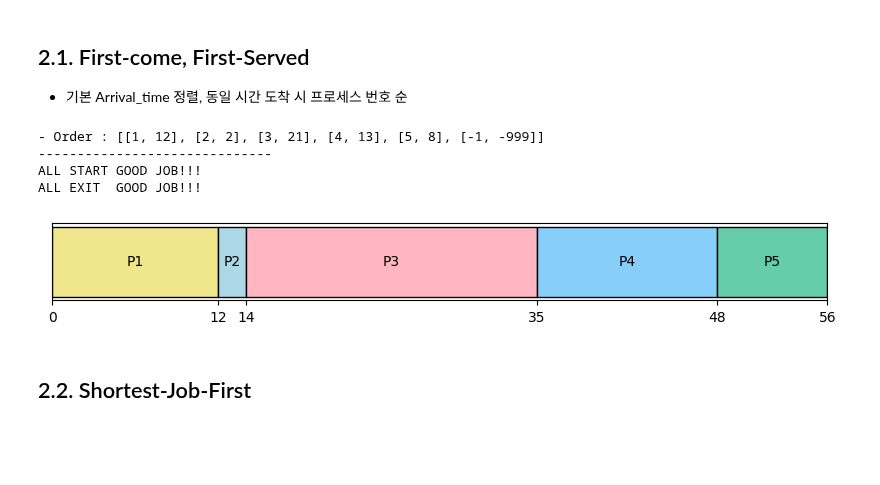
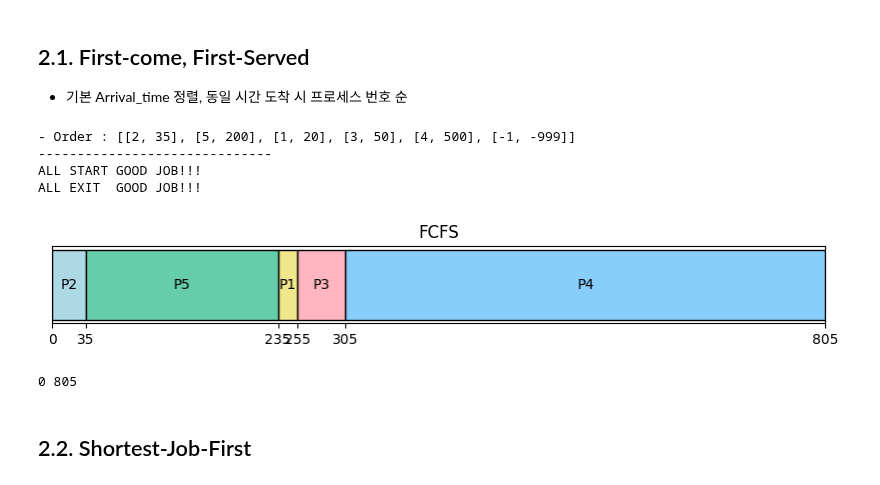
Before and after one commit to jiho264/2023os, a Jupyter notebook: homework01/homework01.ipynb, the cells around one changed output. Drawn from its saved outputs; the diff is of its cells as text; code cells hidden in the pictures; blank space fills up the shorter version.

```diff
--- a/homework01/homework01.ipynb
+++ b/homework01/homework01.ipynb
@@ -27,7 +27,7 @@ import json
 # %% [markdown]
 - _JSON_NUM_ 변경해가며 출력 가능
 # %%
-_JSON_NUM_ = 2
+_JSON_NUM_ = 1
 # %% [markdown]
 - 입력할 전체 프로세스들의 시간 길이. 스케쥴링 완료 시 이전에 for문 종료
 # %%
@@ -44,3 +46,5 @@ _PRINT_FLAG_ = False
+# %%
+_result = dict()
 # %% [markdown]
 ## 1.2. Load data
 # %%
@@ -94,7 +98,7 @@ _ALL_JOB_IS_DONE_ = -999
 _NON_PROCESS_ = -1
 
 
-def draw(_order, _Displaying=True, _period_vector=[], _jop_complete_alram_vector = []):
+def draw(_order, _title='', _Displaying=True, _period_vector=[], _jop_complete_alram_vector = []):
     ## set print level
     # nothing
     if (_Displaying == False):
@@ -113,7 +117,7 @@ def draw(_order, _Displaying=True, _period_vector=[], _jop_complete_alram_vector
     # init default variable
     fig, ax = plt.subplots(figsize=(10, 1))
     _process = copy.deepcopy(_DATA_)
-    _sum_of_busrt_time = 0
+    _sum_of_non_busrt_time = 0
     _sum_of_response_time = 0
     _sum_of_turnaround_time = 0
     _sum_of_running_time = 0
@@ -131,6 +135,7 @@ def draw(_order, _Displaying=True, _period_vector=[], _jop_complete_alram_vector
             # TAKE A REST
             if (_runtime > 0):
                 _now_time += _runtime
+                _sum_of_non_busrt_time += _runtime
                 continue
             # ALL JOP IS DONE
             elif (_runtime == _ALL_JOB_IS_DONE_):
@@ -154,9 +159,10 @@ def draw(_order, _Displaying=True, _period_vector=[], _jop_complete_alram_vector
                 _target['Priority'] = - _now_time
                 _start_counter += 1
                 _xlim_tickers.append(_now_time)
-
-            # 통계용 전체 동작 시간 구하기
-            _sum_of_busrt_time += _target['Burst_time']
+            ##############
+            # # 통계용 전체 동작 시간 구하기
+            # _sum_of_busrt_time += _target['Burst_time']
+            ###################
             # 통계용 전체 대기 시간 구하기
             _cumsum_waiting_time += _now_time
 
@@ -214,6 +220,7 @@ def draw(_order, _Displaying=True, _period_vector=[], _jop_complete_alram_vector
                 _xlim_tickers.append(_now_time)
     # x_ticker 중복 제거
     _xlim_tickers = list(set(_xlim_tickers))
+    ax.set_title(_title)
     ax.set_xticks(_xlim_tickers)
     ax.set_xlim([0, _now_time])
     ax.set_yticks([])
@@ -227,7 +234,8 @@ def draw(_order, _Displaying=True, _period_vector=[], _jop_complete_alram_vector
 
     _ans = dict()
     # cpu 이용률
-    _ans['CPU_utilization'] = float(_sum_of_busrt_time/_now_time*100)
+    _ans['CPU_utilization'] = float(
+        (_now_time-_sum_of_non_busrt_time)/_now_time*100)
     # 단위 시간당 처리된 프로세스의 개수
     _ans['Throughput'] = len(_process)/_now_time
     # 프로세스를 cpu가 실행하지 않은 평균 대기시간
@@ -249,6 +257,7 @@ def draw(_order, _Displaying=True, _period_vector=[], _jop_complete_alram_vector
                 print(_subject, ":", _value)
 
     return _ans
+_list =  copy.deepcopy(_DATA_)
 # %% [markdown]
 ### 1.3.3. is_complete()
 - 해당 list에 들은 burst time의 합이 0인지 판단하기
@@ -286,7 +295,7 @@ def order_zip(_order):
 ## 2.1. First-come, First-Served
 - 기본 Arrival_time 정렬, 동일 시간 도착 시 프로세스 번호 순
 # %%
-def FCFO(_list, _Displaying=True):
+def FCFS(_list, _Displaying=True):
     _order = []
 
     _list = sorted(_list, key=lambda x: x['Arrival_time'])
@@ -295,37 +304,39 @@ def FCFO(_list, _Displaying=True):
     # arrival_time 고려해야하니 timer 작동
     for _now_time in range(_MAX_TIME_LENGTH_):
         # 만약 모든 Burst_time 합이 0이면 모든 작업이 종료된 것
         # 다만 마지막 작업 추가했을 때와, _now_time간 오차있음.
         if (is_complete(_list) == True):
             _order.append([_NON_PROCESS_, _ALL_JOB_IS_DONE_])
             break
         # 아직 안 끝남.
         else:
             # 노는 중
             if (_end_time < _now_time):
                 # take a rest 1sec == timer speed
                 _order.append([_NON_PROCESS_, 1])
                 _end_time += 1
 
             # 현재 시간에 도착해있는 작업들 리스트업
             for _process in _list:
                 if (_process['Arrival_time'] == _now_time):
                     _order.append([_process['Num'], _process['Burst_time']])
                     _end_time += _process['Burst_time']
                     _process['Burst_time'] = 0
     _order = order_zip(_order)
+
     if (_Displaying == True):
-        draw(_order, _Displaying)
+        _result['FCFS'] = draw(_order, 'FCFS', _Displaying)
     return _order
 
 _list = copy.deepcopy(_DATA_)
-_tmp = FCFO(_list)
+_tmp = FCFS(_list)
 # %% [output]
-- Order : [[1, 12], [2, 2], [3, 21], [4, 13], [5, 8], [-1, -999]]
+- Order : [[2, 35], [5, 200], [1, 20], [3, 50], [4, 500], [-1, -999]]
 ------------------------------
 ALL START GOOD JOB!!!
 ALL EXIT  GOOD JOB!!!
-[figure, old version]
+[figure, new version]
+0 805
 # %% [markdown]
 ## 2.2. Shortest-Job-First
 # %% [markdown]
```
Also changed, not shown: parts of 17 cells of this notebook.
